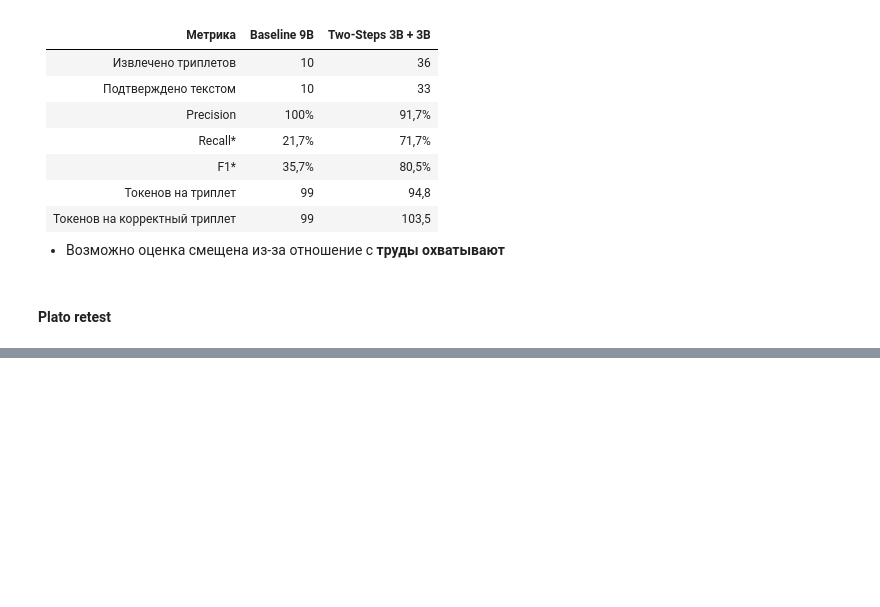
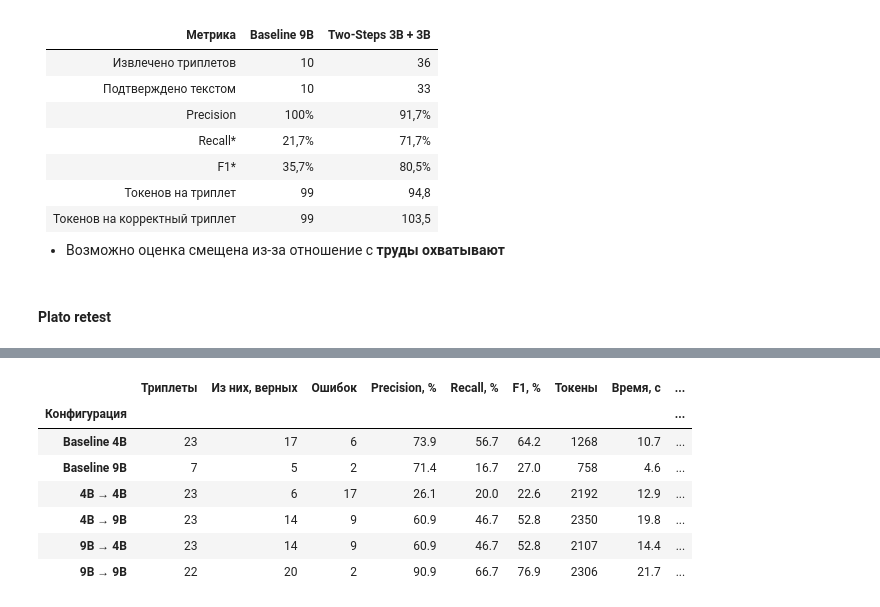
Before and after one commit to gritbron/knowledge-graph-project, a Jupyter notebook: main.ipynb, the cells around one changed output, grey strips where cells are left out. Saved outputs shown, nothing was run; the diff lists cells and outputs as text; code cells hidden in the pictures; blank space fills up the shorter version.

```diff
--- a/main.ipynb
+++ b/main.ipynb
@@ -403,0 +454,85 @@ subject='Платоновы тела' predicate='являются эпонима
+# %%
+import pandas as pd
+
+GOLD_SIZE = 30
+
+# Baseline: количество, токены, полное время
+baselines = {
+    "Baseline 4B": (23, 1268, 10.6573436),
+    "Baseline 9B": (7, 758, 4.5664844),
+}
+
+# Двухэтапные конфигурации
+pipelines = {
+    "4B → 4B": (response_step_1_plato, response_2steps_plato),
+    "4B → 9B": (response_step_1_plato_4b_9b, response_2steps_plato_4b_9b),
+    "9B → 4B": (response_step_1_plato_9b_4b, response_2steps_plato_9b_4b),
+    "9B → 9B": (response_step_1_plato_9b, response_2steps_plato_9b),
+}
+
+# Экспертная оценка количества верных триплетов
+correct = {
+    "Baseline 4B": 17,
+    "Baseline 9B": 5,
+    "4B → 4B": 6,
+    "4B → 9B": 14,
+    "9B → 4B": 14,
+    "9B → 9B": 20,
+}
+
+rows = []
+
+for name in [*baselines, *pipelines]:
+    if name in baselines:
+        n, total_tokens, total_seconds = baselines[name]
+    else:
+        step1, step2 = pipelines[name]
+
+        n = len(Result.model_validate_json(
+            step2.message.content
+        ).triples)
+
+        total_tokens = sum(
+            (r.prompt_eval_count or 0) + (r.eval_count or 0)
+            for r in (step1, step2)
+        )
+        total_seconds = sum(
+            (r.total_duration or 0) / 1e9
+            for r in (step1, step2)
+        )
+
+    tp = correct[name]
+    precision = tp / n
+    recall = tp / GOLD_SIZE
+    f1 = (
+        2 * precision * recall / (precision + recall)
+        if precision + recall else 0
+    )
+
+    rows.append({
+        "Конфигурация": name,
+        "Триплеты": n,
+        "Из них, верных": tp,
+        "Ошибок": n - tp,
+        "Precision, %": precision * 100,
+        "Recall, %": recall * 100,
+        "F1, %": f1 * 100,
+        "Токены": total_tokens,
+        "Время, с": total_seconds,
+        "Токенов/триплет": total_tokens / n,
+        "Токенов/верный": total_tokens / tp,
+        "Секунд/верный": total_seconds / tp,
+    })
+
+df = pd.DataFrame(rows).set_index("Конфигурация")
+
+display(df.round(1))
+# %% [output]
+|  | Триплеты | Из них, верных | Ошибок | Precision, % | Recall, % | F1, % | Токены | Время, с | ... |
+| Конфигурация |  |  |  |  |  |  |  |  | ... |
+| Baseline 4B | 23 | 17 | 6 | 73.9 | 56.7 | 64.2 | 1268 | 10.7 | ... |
+| Baseline 9B | 7 | 5 | 2 | 71.4 | 16.7 | 27.0 | 758 | 4.6 | ... |
+| 4B → 4B | 23 | 6 | 17 | 26.1 | 20.0 | 22.6 | 2192 | 12.9 | ... |
+| 4B → 9B | 23 | 14 | 9 | 60.9 | 46.7 | 52.8 | 2350 | 19.8 | ... |
+| 9B → 4B | 23 | 14 | 9 | 60.9 | 46.7 | 52.8 | 2107 | 14.4 | ... |
+| 9B → 9B | 22 | 20 | 2 | 90.9 | 66.7 | 76.9 | 2306 | 21.7 | ... |
```
Also changed, not shown: parts of 13 cells of this notebook, 3 other files.
